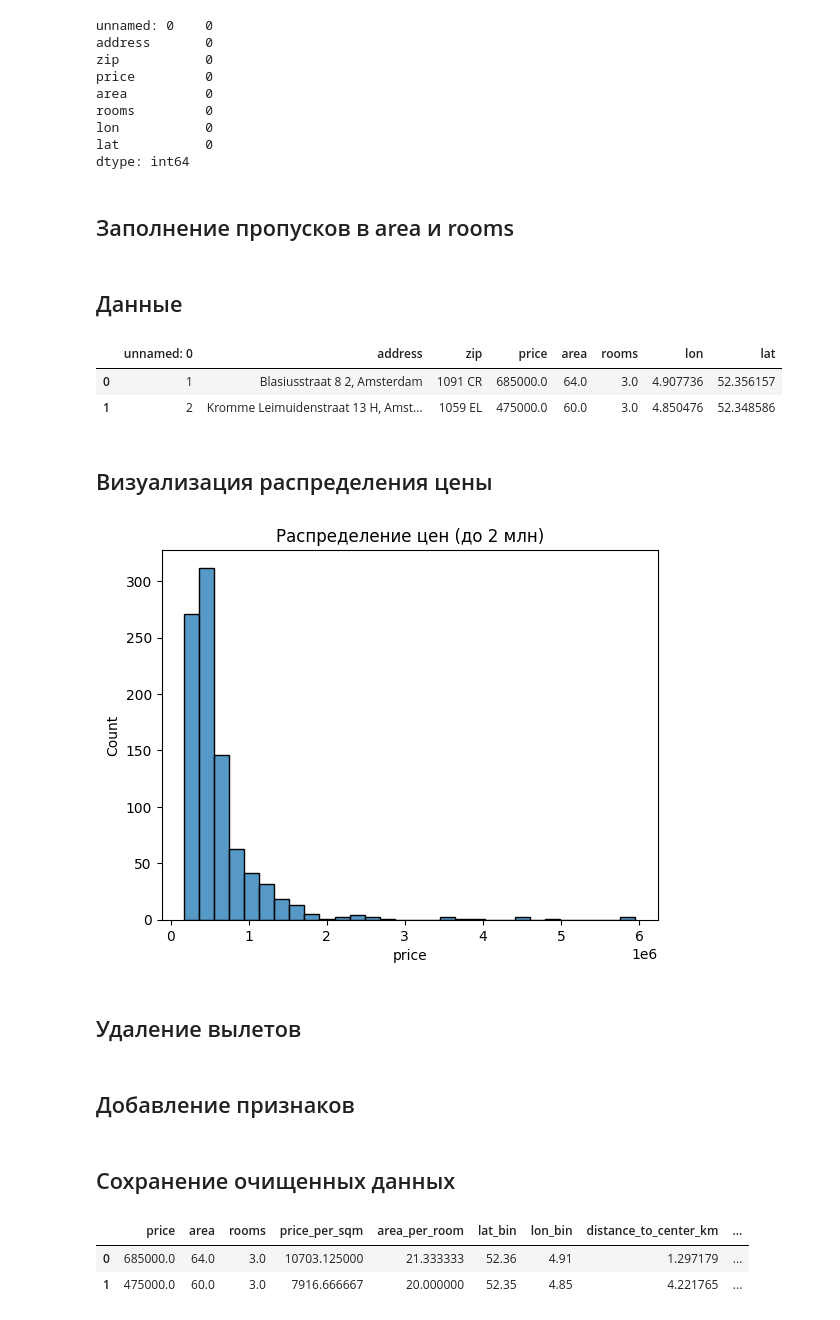
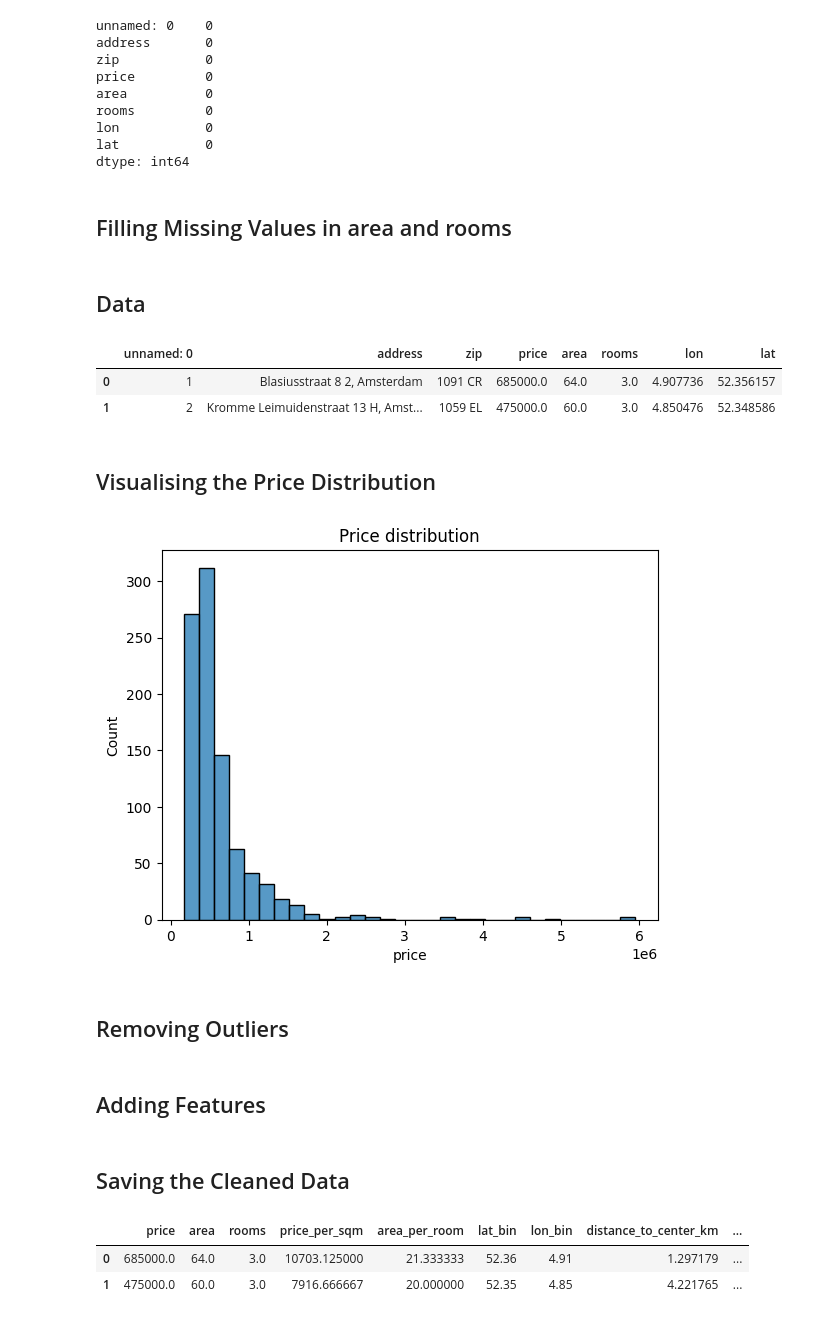
Before and after one commit to anngrrr/amsterdam-house-price-prediction, a Jupyter notebook: notebooks/eda.ipynb, the cells around one changed output. Saved outputs shown, nothing was run; the diff lists cells and outputs as text; code cells hidden in the pictures.

```diff
--- a/notebooks/eda.ipynb
+++ b/notebooks/eda.ipynb
@@ -32,11 +32,11 @@ lon           0
 lat           0
 dtype: int64
 # %% [markdown]
-## Заполнение пропусков в area и rooms
+## Filling Missing Values in area and rooms
 # %%
 df = impute_missing(df, ["area", "rooms"])
 # %% [markdown]
-## Данные
+## Data
 # %%
 df.head(2)
 # %% [output]
@@ -44,19 +44,19 @@ df.head(2)
 | 0 | 1 | Blasiusstraat 8 2, Amsterdam | 1091 CR | 685000.0 | 64.0 | 3.0 | 4.907736 | 52.356157 |
 | 1 | 2 | Kromme Leimuidenstraat 13 H, Amst... | 1059 EL | 475000.0 | 60.0 | 3.0 | 4.850476 | 52.348586 |
 # %% [markdown]
-## Визуализация распределения цены
+## Visualising the Price Distribution
 # %%
 sns.histplot(df["price"], bins=30)
-plt.title("Распределение цен (до 2 млн)")
+plt.title("Price distribution")
 plt.show()
 # %% [output]
-[figure, old version]
+[figure, new version]
 # %% [markdown]
-## Удаление вылетов
+## Removing Outliers
 # %%
 df = df[df["price"] <= 2_000_000]
 # %% [markdown]
-## Добавление признаков
+## Adding Features
 # %%
 df = add_price_per_sqm(df, price_col="price", area_col="area")
 df = add_area_per_room(df, area_col="area", rooms_col="rooms")
@@ -64,7 +64,7 @@ df = add_geo_bins(df, lat_col="lat", lon_col="lon")
 df = add_distance_to_center(df, lat_col="lat", lon_col="lon")
 df = add_zip_prefix(df, zip_col="zip")
 # %% [markdown]
-## Сохранение очищенных данных
+## Saving the Cleaned Data
 # %%
 df = df[["price", "area", "rooms", "price_per_sqm", "area_per_room", "lat_bin", "lon_bin", "distance_to_center_km", "zip_prefix"]]
 save_cleaned_data(df)
```
Also changed, not shown: parts of 8 cells of this notebook, 4 other files.
